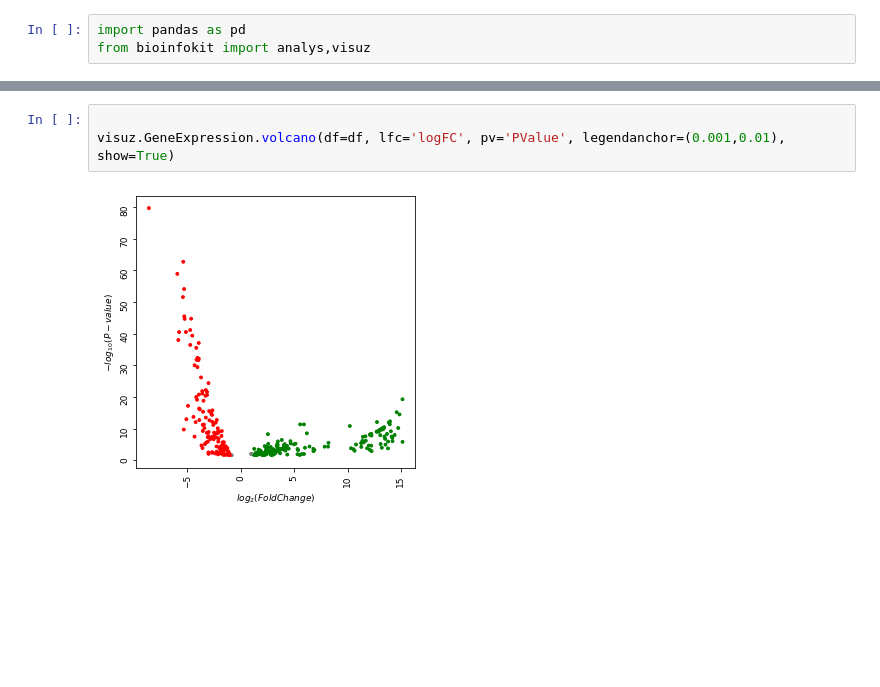
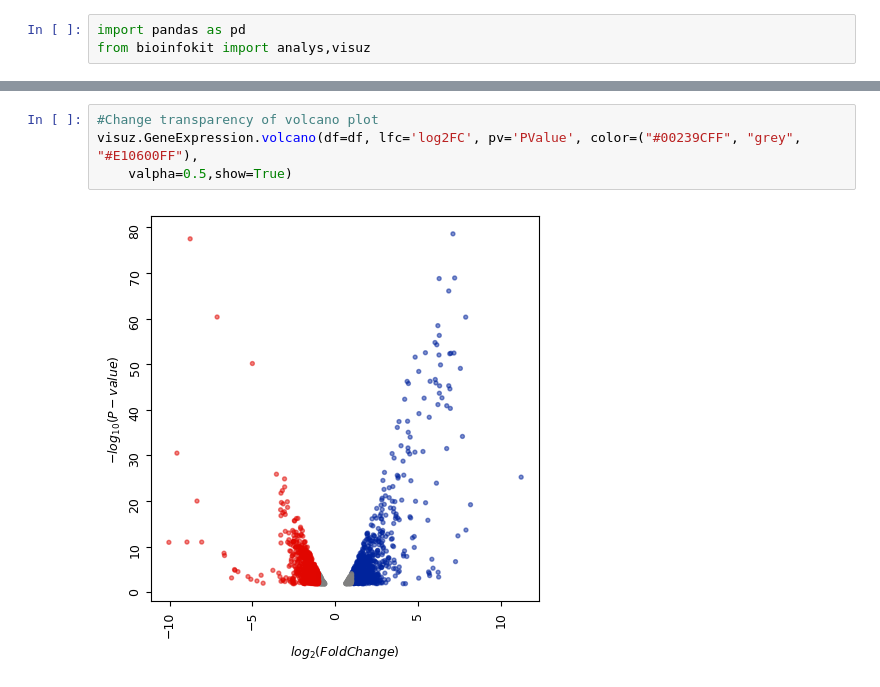
Before and after one commit to sivakumarkc/dataanalysis, a Jupyter notebook: volcanoplot.ipynb, the cells around one changed output, grey strips where cells are left out. Saved outputs shown, nothing was run; the diff lists cells and outputs as text; blank space fills up the shorter version.

```diff
--- a/volcanoplot.ipynb
+++ b/volcanoplot.ipynb
@@ -50,5 +96,6 @@ visuz.GeneExpression.volcano(df=df, lfc='logFC', pv='PValue')
 # %%
-
-visuz.GeneExpression.volcano(df=df, lfc='logFC', pv='PValue', legendanchor=(0.001,0.01), show=True)
+#Change transparency of volcano plot
+visuz.GeneExpression.volcano(df=df, lfc='log2FC', pv='PValue', color=("#00239CFF", "grey", "#E10600FF"),
+    valpha=0.5,show=True)
 # %% [output]
-[figure, old version]
+[figure, new version]
```
Also changed, not shown: parts of 23 cells of this notebook.
